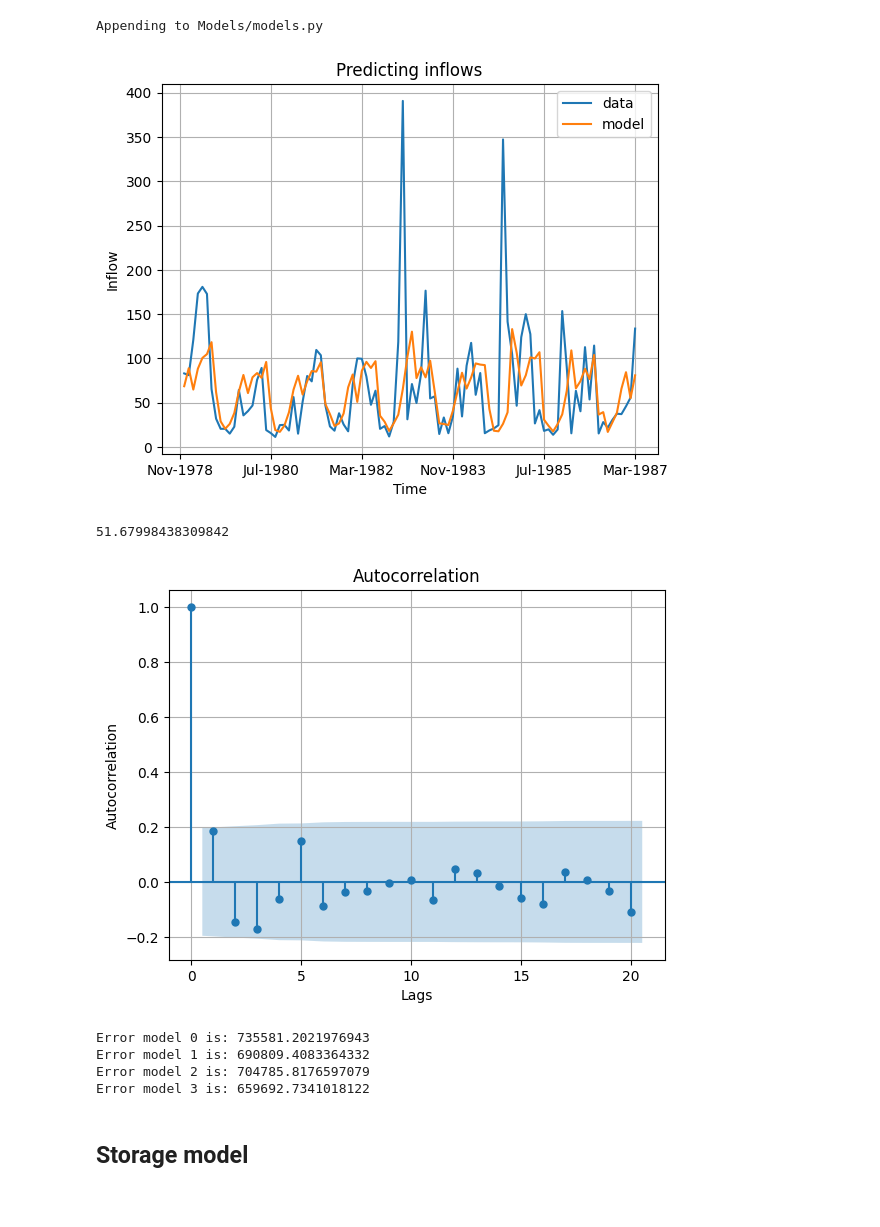
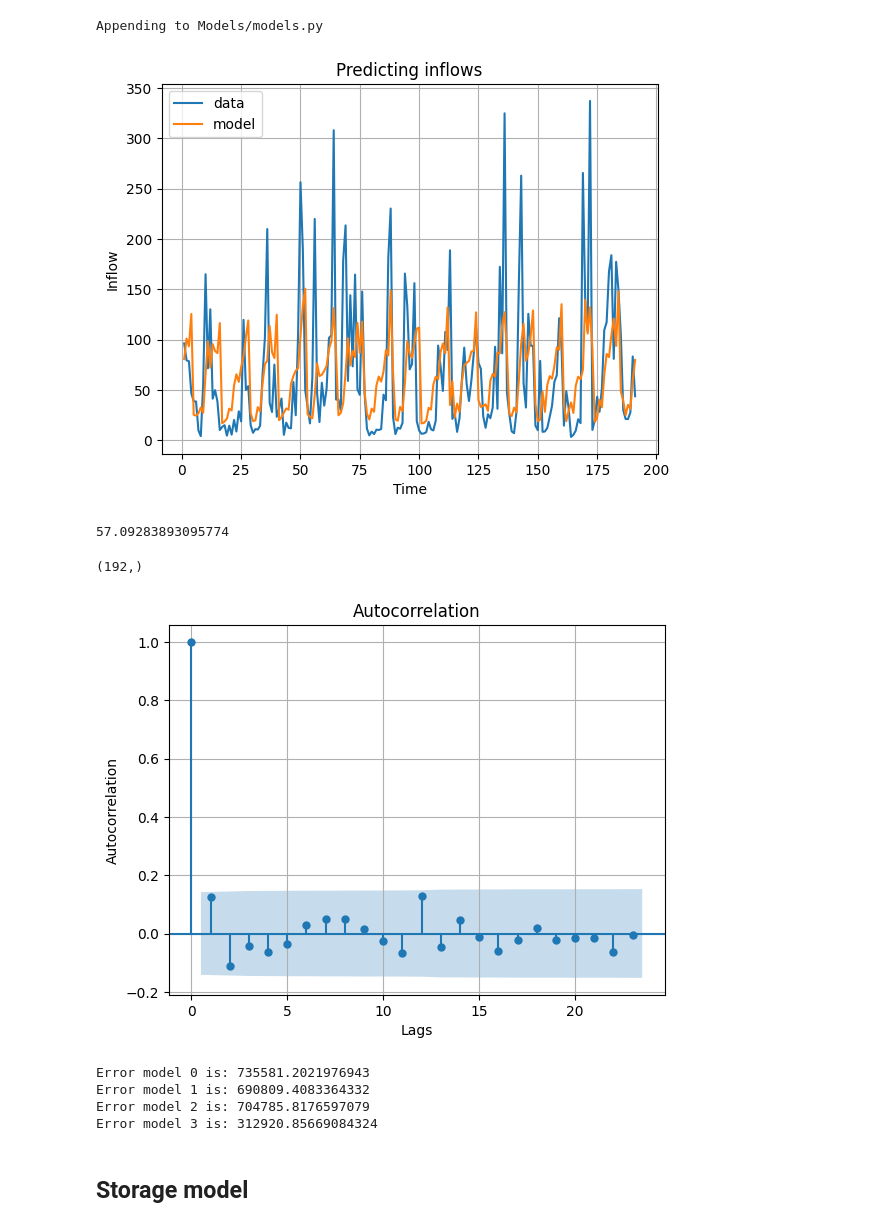
Before and after one commit to igseg/reservoir, a Jupyter notebook: Model_parameters.ipynb, the cells around one changed output. Drawn from its saved outputs; the diff is of its cells as text; code cells hidden in the pictures.

```diff
--- a/Model_parameters.ipynb
+++ b/Model_parameters.ipynb
@@ -103,0 +80,5 @@ array([0.8989898989898989, 1.0, 1.0112359550561798, 1.0, 1.0,
+# %%
+ele_ts = pd.read_csv('prices_arkansas.csv')
+ele_ts = ele_ts.transpose()
+ele_ts.columns = ele_ts.iloc[0]
+ele_ts = ele_ts[1:]
@@ -119,6 +120,9 @@ ts = ts.rename(columns= {'APUS37A72610': 'price'})
 # %%
 yearmonth = list(ts.index)
 x_label   = data_tools.from_index_to_dates(yearmonth)
+# %%
+ts = ts.iloc[302:,:]
+x_label = x_label[302:]
 # %%
 ts.to_csv('Preprocessed_data/ts.csv')
 # %% [markdown]
@@ -200,17 +191,3 @@ plt.legend()
 plt.show()
 # %% [output]
 [figure]
-# %%
-## Define the model.
-
-def model(coefs,t):
-    return coefs[0] + coefs[1] * np.sin((coefs[2]+t)*2*np.pi/12)
-
-evaporation = ts.evaporation.values
-times       = np.arange(0,len(ts.index),1)
-
-def residuals(coefs):
-    return model(coefs, times) - evaporation
-
-coefs0 = [0,0,0]
-eva1   = least_squares(residuals, coefs0)
@@ -426,27 +405,31 @@ def model_inflow(t):
 # %% [output]
 Appending to Models/models.py
 # %%
-M = 100
+M = 191
 plt.plot(times[1:M+1], inflows[1:M+1], label= 'data')
-plt.plot(times[1:M+1], prediction[:M], label='model')
+plt.plot(times[1:M+1], prediction[1:M+1], label='model')
 ax = plt.gca()
-x = ax.get_xticks
-l = []
-for e in x()[:]:
-    l.append(x_label[int(e)])
-ax.set_xticklabels(l)
+# x = ax.get_xticks
+# l = []
+# for e in x()[:]:
+#     l.append(x_label[int(e)])
+# ax.set_xticklabels(l)
 plt.legend()
 plt.grid()
 plt.title('Predicting inflows')
 plt.xlabel('Time')
 plt.ylabel('Inflow')
 plt.show()
 # %% [output]
-[figure, old version]
+[figure, new version]
 # %%
 np.std(prediction[:]-inflows[:])
 # %% [output]
-51.67998438309842
+57.09283893095774
+# %%
+prediction.shape
+# %% [output]
+(192,)
 # %%
 plot_acf(inflows[1:M+1]-prediction[:M])
 plt.grid()
@@ -454,7 +437,7 @@ plt.xlabel('Lags')
 plt.ylabel('Autocorrelation')
 plt.show()
 # %% [output]
-[figure, old version]
+[figure, new version]
 # %%
 models = [res1,res2,res3,res4]
 
@@ -464,7 +447,7 @@ for idx in range(len(models)):
 Error model 0 is: 735581.2021976943
 Error model 1 is: 690809.4083364332
 Error model 2 is: 704785.8176597079
-Error model 3 is: 659692.7341018122
+Error model 3 is: 312920.85669084324
 # %% [markdown]
 ## Storage model
 # %%
```
Also changed, not shown: parts of 49 cells of this notebook, 14 other files.
